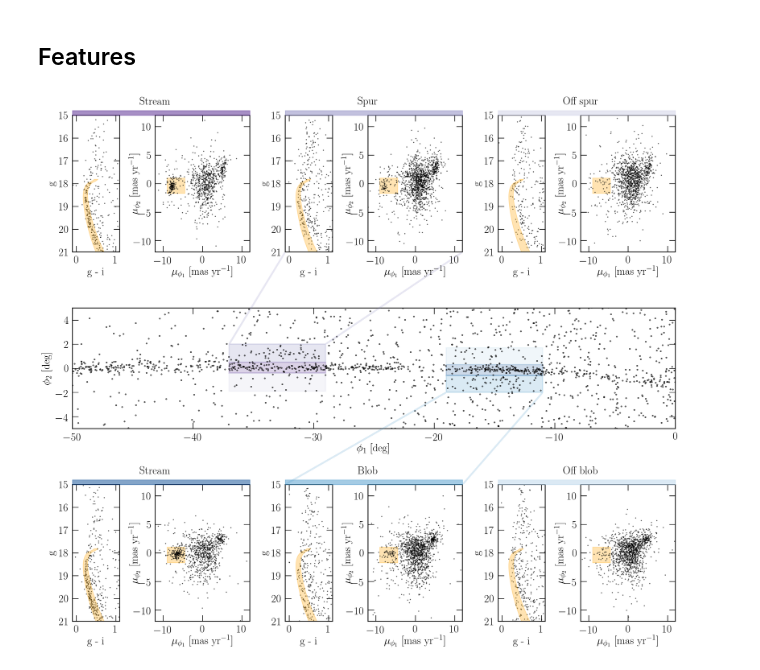
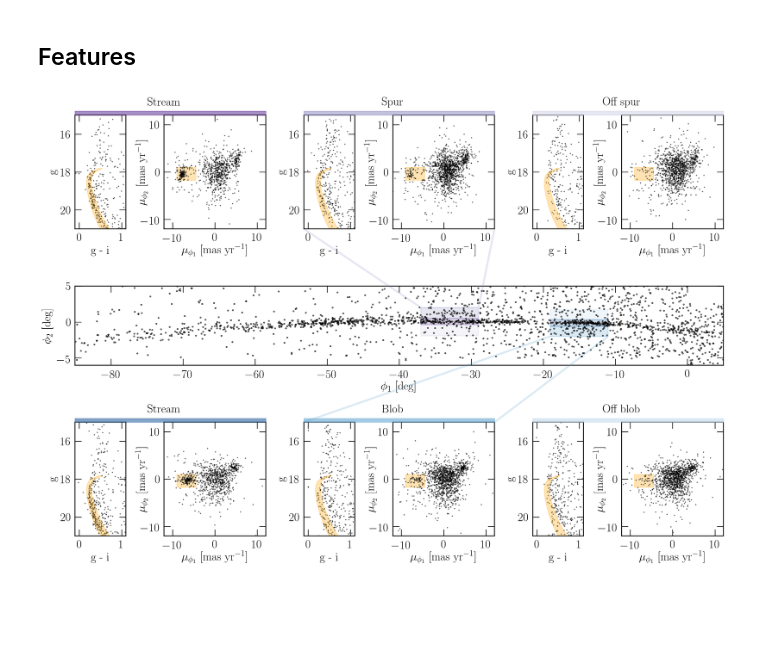
Before and after one commit to adrn/GD1-DR2, a Jupyter notebook: notebooks/GD1_paper_figures.ipynb, the cells around one changed output. Drawn from its saved outputs; the diff is of its cells as text; code cells hidden in the pictures; blank space fills up the shorter version.

```diff
--- a/notebooks/GD1_paper_figures.ipynb
+++ b/notebooks/GD1_paper_figures.ipynb
@@ -181,7 +181,7 @@ middle_row = mpl.gridspec.GridSpecFromSubplotSpec(1, 1, subplot_spec=outer_grid[
 bottom_row = mpl.gridspec.GridSpecFromSubplotSpec(1, 6, subplot_spec=outer_grid[2], wspace=0.5, hspace=0.05,
                                                  width_ratios=[1,2,1,2,1,2])
 
-fig = plt.figure(figsize=(18,15.5))
+fig = plt.figure(figsize=(18,12))
 ax = plt.Subplot(fig, middle_row[0])
 ax_main = fig.add_subplot(ax)
 
@@ -191,8 +191,8 @@ plt.gca().set_aspect('equal')
 
 plt.xlabel('$\phi_1$ [deg]')
 plt.ylabel('$\phi_2$ [deg]')
-plt.xlim(-50,0)
-plt.ylim(-5,5)
+plt.xlim(-85,5)
+plt.ylim(-6,5)
 
 rows = [top_row, bottom_row]
 positions = [[1,2,3], [4,5,6]]
@@ -244,31 +244,31 @@ for er, row in enumerate(rows):
                                   fill=True, color=rect_c_, alpha=0.5, zorder=1000,
                                   transform=fig.transFigure, figure=fig)])
 
         plt.xlim(-12,12)
         plt.ylim(-12,12)
         plt.xlabel('$\mu_{\phi_1}$ [mas yr$^{-1}$]')
         plt.ylabel('$\mu_{\phi_2}$ [mas yr$^{-1}$]', labelpad=-15)
         plt.title(titles[i], fontsize='medium', position=(-0., 1.05))
 
         if e==1:
             if er==0:
                 xy_text_1 = [rect_xy_[0], rect_xy_[1] + rect_h_]
                 xy_text_2 = [rect_xy_[0] + rect_w_, rect_xy_[1] + rect_h_]
                 xy_coord_1 = [0,0]
                 xy_coord_2 = [1,0]
             else:
                 xy_text_1 = [rect_xy_[0], rect_xy_[1]]
                 xy_text_2 = [rect_xy_[0] + rect_w_, rect_xy_[1]]
                 xy_coord_1 = [0,1]
                 xy_coord_2 = [1,1]
 
             ax_main.annotate('',xy=xy_coord_1, xytext=xy_text_1, xycoords=ax_1.transAxes,
                              textcoords=ax_main.transData,
                             arrowprops=dict(color=rect_c_, arrowstyle='-', alpha=0.2, lw=3))
             ax_main.annotate('',xy=xy_coord_2, xytext=xy_text_2, xycoords=ax_2.transAxes,
                              textcoords=ax_main.transData,
                             arrowprops=dict(color=rect_c_, arrowstyle='-', alpha=0.2, lw=3))
 
 plt.savefig('../paper/features.pdf')
 # %% [output]
-[figure, old version]
+[figure, new version]
```
Also changed, not shown: 1 other file.
